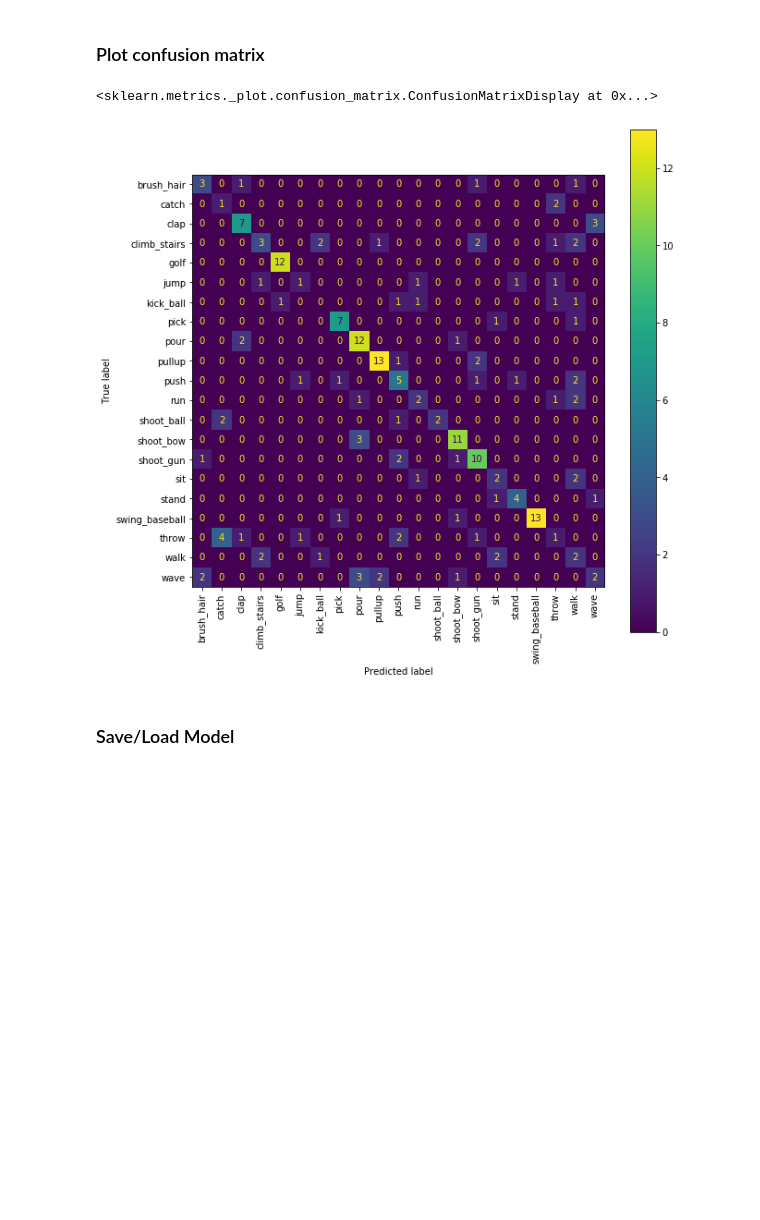
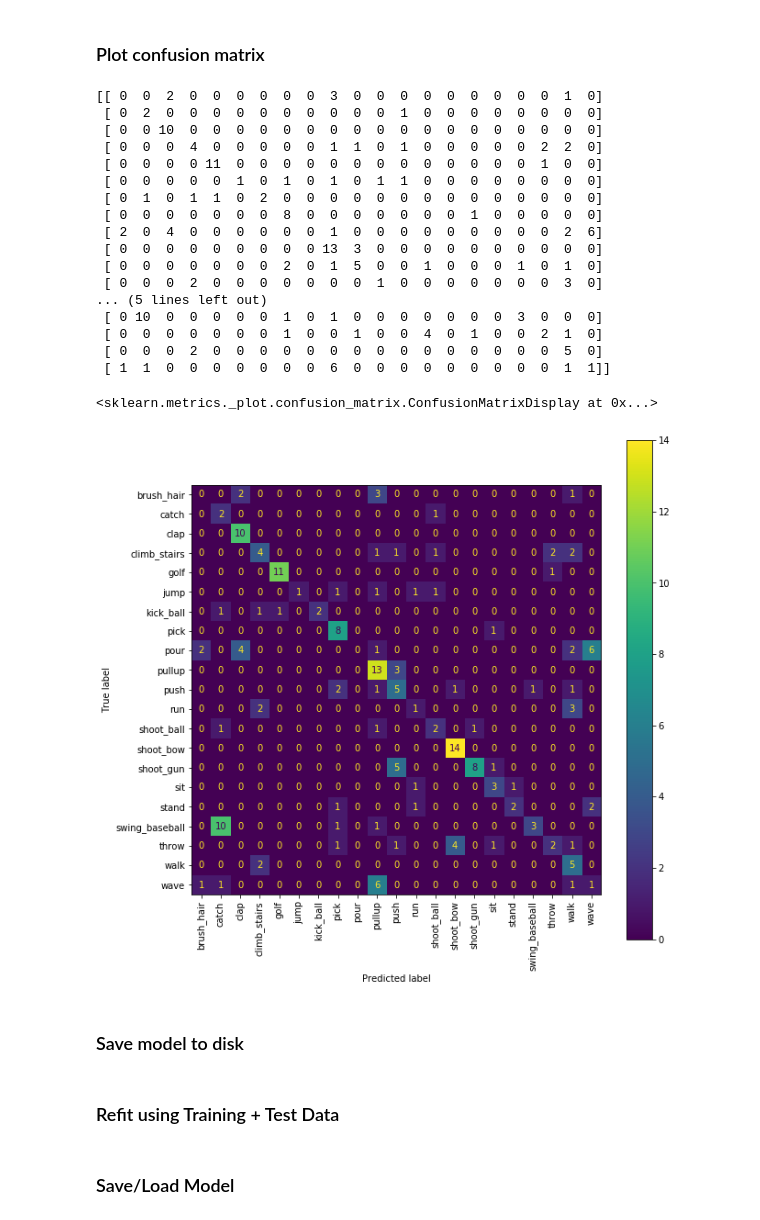
Before and after one commit to fzqneo/DD-Net, a Jupyter notebook: JHMDB/jhmdb_openpose_cleaning_example.ipynb, the cells around one changed output. Saved outputs shown, nothing was run; the diff lists cells and outputs as text; code cells hidden in the pictures; blank space fills up the shorter version.

```diff
--- a/JHMDB/jhmdb_openpose_cleaning_example.ipynb
+++ b/JHMDB/jhmdb_openpose_cleaning_example.ipynb
@@ -97,7 +135,7 @@ X_test_input, Y_test_input = X_test_clean, Y_test_clean
 ### DDNet's preprocess and config
 # %%
 # redefine config with new # of joints
-C = ddnet.DDNetConfig(frame_length=32, num_joints=len(cleaner.filter_joint_idx), joint_dim=2, num_classes=21, num_filters=32)
+C = ddnet.DDNetConfig(frame_length=32, num_joints=X_input[0].shape[1], joint_dim=2, num_classes=21, num_filters=64)
 
 X_0, X_1 = ddnet.preprocess_batch(X_input, C)
 X_test_0, X_test_1 = ddnet.preprocess_batch(X_test_input, C)
@@ -105,0 +144,16 @@ X_test_0, X_test_1 = ddnet.preprocess_batch(X_test_input, C)
+# %%
+# rescale sample weight to balance classes
+def get_sample_weight(Y):
+    cls_ids = np.argmax(Y, axis=1)
+    assert cls_ids.shape[0] == Y.shape[0]
+    cls_histo = np.array([np.count_nonzero(cls_ids==i) for i in range(Y.shape[1])])
+    cls_weight = np.max(cls_histo) / cls_histo # balanced
+    print(cls_histo)
+    print(cls_weight)
+    sample_weight = cls_weight[cls_ids]
+    assert sample_weight.shape[0] == Y.shape[0]
+    return sample_weight
+# %%
+sample_weight = get_sample_weight(Y_input)
+print(sample_weight.shape)
+print(sample_weight[:10])
@@ -133,7 +183,12 @@ import keras
 from keras import backend as K
 from keras.optimizers import *
 
-# K.set_session(tf.Session(config=tf.ConfigProto(intra_op_parallelism_threads=32, inter_op_parallelism_threads=16)))
+config = tf.ConfigProto()
+config.gpu_options.allow_growth = True  # dynamically grow the memory used on the GPU
+config.log_device_placement = True  # to log device placement (on which device the operation ran)
+
+sess = tf.Session(config=config)
+K.set_session(sess)
 
 lr = 1e-3
 DD_Net.compile(loss="categorical_crossentropy",optimizer=adam(lr),metrics=['accuracy'])
@@ -141,11 +196,12 @@ lrScheduler = keras.callbacks.ReduceLROnPlateau(monitor='loss', factor=0.5, pati
 
 history1 = DD_Net.fit([X_0,X_1],Y_input,
                     batch_size=len(Y_input),
-                    epochs=800,
+                    epochs=1000,
                     verbose=True,
                     shuffle=True,
                     callbacks=[lrScheduler],
-                    validation_data=([X_test_0,X_test_1],Y_test_input)
+                    validation_data=([X_test_0,X_test_1],Y_test_input),
+                    sample_weight=sample_weight
                     )
 
 lr = 1e-4
@@ -153,9 +209,10 @@ DD_Net.compile(loss="categorical_crossentropy",optimizer=adam(lr),metrics=['accu
 lrScheduler = keras.callbacks.ReduceLROnPlateau(monitor='loss', factor=0.5, patience=5, cooldown=5, min_lr=5e-6)
 history2 = DD_Net.fit([X_0,X_1],Y_input,
                     batch_size=len(Y_input),
-                    epochs=600,
+                    epochs=400,
                     verbose=True,
                     shuffle=True,
                     callbacks=[lrScheduler],
-                    validation_data=([X_test_0,X_test_1],Y_test_input)
+                    validation_data=([X_test_0,X_test_1],Y_test_input),
+                    sample_weight=sample_weight
                     )
@@ -196,21 +235,40 @@ plot_loss(history2)
 Y_test_pred = DD_Net.predict([X_test_0, X_test_1])
 # %%
 Y_test_pred_cls = np.argmax(Y_test_pred, axis=1)
-Y_test_cls = np.argmax(Y_test, axis=1)
+Y_test_cls = np.argmax(Y_test_input, axis=1)
 Y_test_cls[:10], Y_test_pred_cls[:10]
 
 from sklearn.metrics import confusion_matrix, ConfusionMatrixDisplay
 normalize= None # 'true'
 cm = confusion_matrix(Y_test_cls, Y_test_pred_cls, normalize=normalize)
-# print(cm)
+print(cm)
 # print(np.sum(np.diagonal(cm)) / np.sum(cm)) # accuracy
 
 disp = ConfusionMatrixDisplay(
     confusion_matrix=cm,
     display_labels=le.classes_)
 
 fig, ax = plt.subplots(figsize=(10,10))
 disp.plot(xticks_rotation=90, ax=ax)
 # %% [output]
-<sklearn.metrics._plot.confusion_matrix.ConfusionMatrixDisplay at 0x...>
+[[ 0  0  2  0  0  0  0  0  0  3  0  0  0  0  0  0  0  0  0  1  0]
+ [ 0  2  0  0  0  0  0  0  0  0  0  0  1  0  0  0  0  0  0  0  0]
+ [ 0  0 10  0  0  0  0  0  0  0  0  0  0  0  0  0  0  0  0  0  0]
+ [ 0  0  0  4  0  0  0  0  0  1  1  0  1  0  0  0  0  0  2  2  0]
+ [ 0  0  0  0 11  0  0  0  0  0  0  0  0  0  0  0  0  0  1  0  0]
+ [ 0  0  0  0  0  1  0  1  0  1  0  1  1  0  0  0  0  0  0  0  0]
+ [ 0  1  0  1  1  0  2  0  0  0  0  0  0  0  0  0  0  0  0  0  0]
+ [ 0  0  0  0  0  0  0  8  0  0  0  0  0  0  0  1  0  0  0  0  0]
+ [ 2  0  4  0  0  0  0  0  0  1  0  0  0  0  0  0  0  0  0  2  6]
+ [ 0  0  0  0  0  0  0  0  0 13  3  0  0  0  0  0  0  0  0  0  0]
+ [ 0  0  0  0  0  0  0  2  0  1  5  0  0  1  0  0  0  1  0  1  0]
+ [ 0  0  0  2  0  0  0  0  0  0  0  1  0  0  0  0  0  0  0  3  0]
+... (5 lines left out)
+ [ 0 10  0  0  0  0  0  1  0  1  0  0  0  0  0  0  0  3  0  0  0]
+ [ 0  0  0  0  0  0  0  1  0  0  1  0  0  4  0  1  0  0  2  1  0]
+ [ 0  0  0  2  0  0  0  0  0  0  0  0  0  0  0  0  0  0  0  5  0]
+ [ 1  1  0  0  0  0  0  0  0  6  0  0  0  0  0  0  0  0  0  1  1]]
+<sklearn.metrics._plot.confusion_matrix.ConfusionMatrixDisplay at 0x...>
-[figure, old version]
+[figure, new version]
+# %% [markdown]
+### Save model to disk
@@ -216,0 +278,2 @@ disp.plot(xticks_rotation=90, ax=ax)
+# %% [markdown]
+### Refit using Training + Test Data
```
Also changed, not shown: parts of 25 cells of this notebook, 9 other files.
